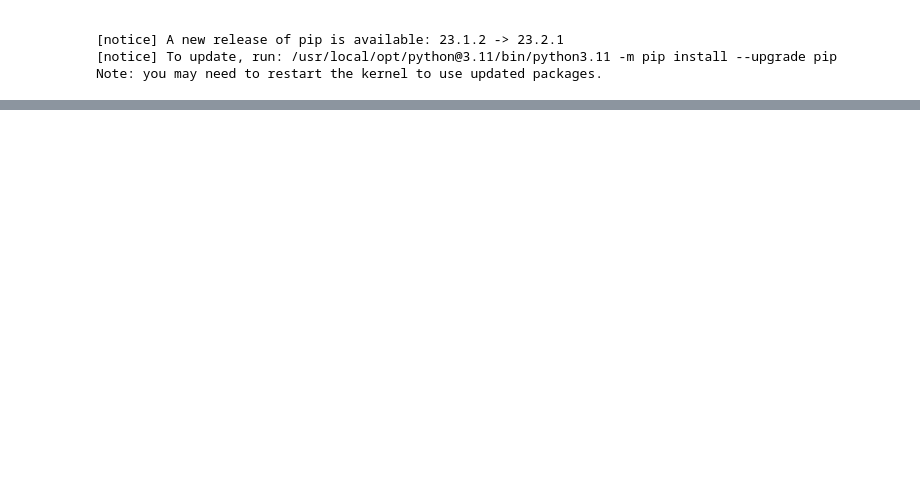
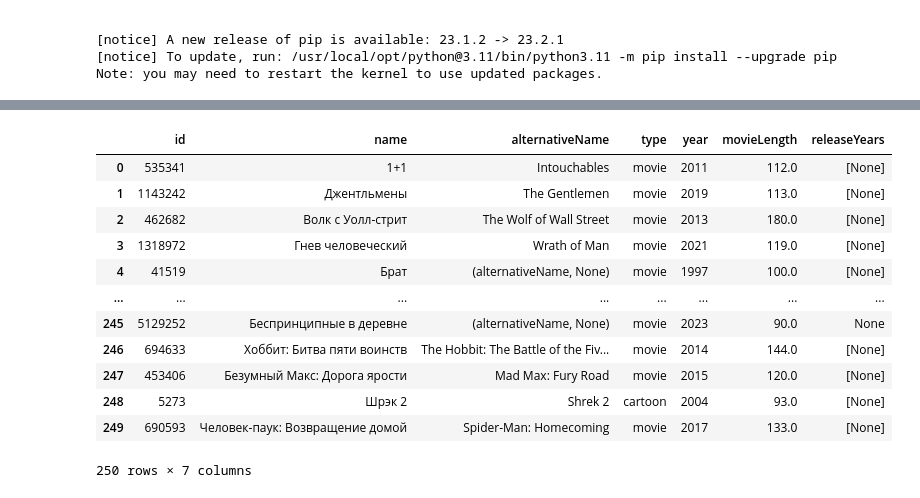
Before and after one commit to petr-iakovenko/kinopoisk_ETL, a Jupyter notebook: Python_code.ipynb, the cells around one changed output, grey strips where cells are left out. Cells and saved outputs as stored; diff of their text form; code cells hidden in the pictures; blank space fills up the shorter version.

```diff
--- a/Python_code.ipynb
+++ b/Python_code.ipynb
@@ -218,0 +268,16 @@ df_rating
+# %%
+df_main_movies # checking data in main DataFrame df_main_movies
+# %% [output]
+|  | id | name | alternativeName | type | year | movieLength | releaseYears |
+| 0 | 535341 | 1+1 | Intouchables | movie | 2011 | 112.0 | [None] |
+| 1 | 1143242 | Джентльмены | The Gentlemen | movie | 2019 | 113.0 | [None] |
+| 2 | 462682 | Волк с Уолл-стрит | The Wolf of Wall Street | movie | 2013 | 180.0 | [None] |
+| 3 | 1318972 | Гнев человеческий | Wrath of Man | movie | 2021 | 119.0 | [None] |
+| 4 | 41519 | Брат | (alternativeName, None) | movie | 1997 | 100.0 | [None] |
+| ... | ... | ... | ... | ... | ... | ... | ... |
+| 245 | 5129252 | Беспринципные в деревне | (alternativeName, None) | movie | 2023 | 90.0 | None |
+| 246 | 694633 | Хоббит: Битва пяти воинств | The Hobbit: The Battle of the Fiv... | movie | 2014 | 144.0 | [None] |
+| 247 | 453406 | Безумный Макс: Дорога ярости | Mad Max: Fury Road | movie | 2015 | 120.0 | [None] |
+| 248 | 5273 | Шрэк 2 | Shrek 2 | cartoon | 2004 | 93.0 | [None] |
+| 249 | 690593 | Человек-паук: Возвращение домой | Spider-Man: Homecoming | movie | 2017 | 133.0 | [None] |
+250 rows × 7 columns
```
Also changed, not shown: parts of 7 cells of this notebook, 1 other file.
